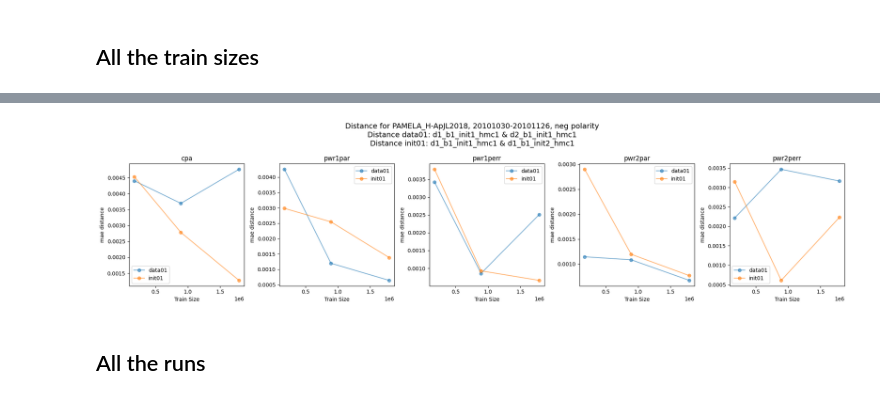
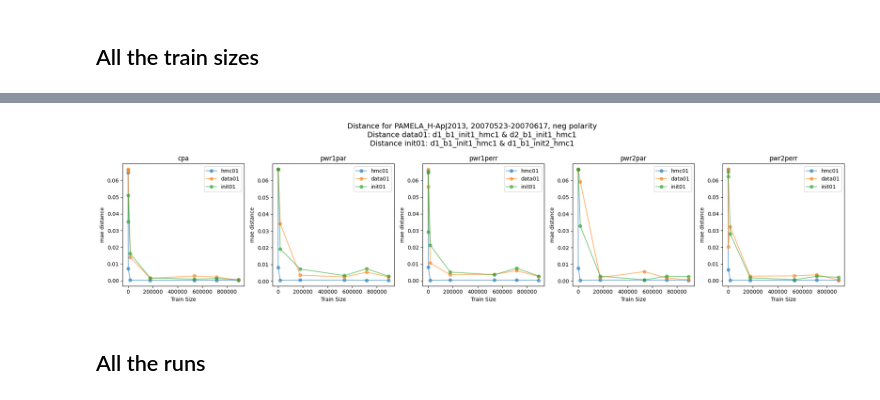
Before and after one commit to hawaii-ai/GalacticCosmicRays, a Jupyter notebook: notebooks/plot/plot_hmc_train_size_individual_runs.ipynb, the cells around one changed output, grey strips where cells are left out. Cells and saved outputs as stored; diff of their text form; code cells hidden in the pictures.

```diff
--- a/notebooks/plot/plot_hmc_train_size_individual_runs.ipynb
+++ b/notebooks/plot/plot_hmc_train_size_individual_runs.ipynb
@@ -113,27 +113,22 @@ data_version=['d1', 'd2'] # 'd1', 'd2'
 bootstrap=['b0', 'b1'] # 'b0' or 'b1', false or true
 model_version=['init1', 'init2'] # 'init1' or 'init2'
 hmc_run = ['hmc1', 'hmc2'] # 'hmc1' or 'hmc2'
-regularizer = '1e-5' # ['1e-1', '1e-2', '1e-3', '1e-4', '1e-5']
 
 # Parameters (change me!)
-idx = 24 # 24 corresponds to 20130221-20130319, the interval in the paper
-train_size_fraction = 1.0
-hmc_version='v30'
+idx = 31 # 24 corresponds to 20130221-20130319, the interval in the paper
+train_size_fraction = 0.9
+hmc_version='v32'
 data_bootstrap_model_hmc_identifier_0 = f"{data_version[0]}_{bootstrap[1]}_{model_version[0]}_{hmc_run[0]}"
 data_bootstrap_model_hmc_identifier_1 = f"{data_version[1]}_{bootstrap[1]}_{model_version[0]}_{hmc_run[0]}"
 data_bootstrap_model_hmc_identifier_2 = f"{data_version[0]}_{bootstrap[1]}_{model_version[1]}_{hmc_run[0]}"
-data_bootstrap_model_hmc_identifier_3 = f"{data_version[0]}_{bootstrap[1]}_{model_version[0]}_{hmc_run[1]}"
+# data_bootstrap_model_hmc_identifier_3 = f"{data_version[0]}_{bootstrap[1]}_{model_version[0]}_{hmc_run[1]}"
 
-# # Load relevant HMC results
-print(f"Comparing {data_bootstrap_model_hmc_identifier_0}, {data_bootstrap_model_hmc_identifier_1}, {data_bootstrap_model_hmc_identifier_2}, and {data_bootstrap_model_hmc_identifier_3} for train size fraction {train_size_fraction} and regularizer {regularizer}.")
-# results_dir_hmc_0 = f"../../../results/{hmc_version}/{data_bootstrap_model_hmc_identifier_0}_{regularizer}_{train_size_fraction}/"
-# results_dir_hmc_1 = f"../../../results/{hmc_version}/{data_bootstrap_model_hmc_identifier_1}_{regularizer}_{train_size_fraction}/"
-# results_dir_hmc_2 = f"../../../results/{hmc_version}/{data_bootstrap_model_hmc_identifier_2}_{regularizer}_{train_size_fraction}/"
-# results_dir_hmc_3 = f"../../../results/{hmc_version}/{data_bootstrap_model_hmc_identifier_3}_{regularizer}_{train_size_fraction}/"
-results_dir_hmc_0 = f"../../../results/{hmc_version}/{data_bootstrap_model_hmc_identifier_0}_{train_size_fraction}_{regularizer}/"
-results_dir_hmc_1 = f"../../../results/{hmc_version}/{data_bootstrap_model_hmc_identifier_1}_{train_size_fraction}_{regularizer}/"
-results_dir_hmc_2 = f"../../../results/{hmc_version}/{data_bootstrap_model_hmc_identifier_2}_{train_size_fraction}_{regularizer}/"
-# results_dir_hmc_2 = f"../../../results/{hmc_version}/{data_bootstrap_model_hmc_identifier_3}_{train_size_fraction}_{regularizer}/"
+# Load relevant HMC results
+# print(f"Comparing {data_bootstrap_model_hmc_identifier_0}, {data_bootstrap_model_hmc_identifier_1}, {data_bootstrap_model_hmc_identifier_2}, and {data_bootstrap_model_hmc_identifier_3} for train size fraction {train_size_fraction}.")
+results_dir_hmc_0 = f"../../../results/{hmc_version}/{data_bootstrap_model_hmc_identifier_0}_{train_size_fraction}/"
+results_dir_hmc_1 = f"../../../results/{hmc_version}/{data_bootstrap_model_hmc_identifier_1}_{train_size_fraction}/"
+results_dir_hmc_2 = f"../../../results/{hmc_version}/{data_bootstrap_model_hmc_identifier_2}_{train_size_fraction}/"
+# results_dir_hmc_3 = f"../../../results/{hmc_version}/{data_bootstrap_model_hmc_identifier_3}_{train_size_fraction}/"
 
 # Get interval corresponding to one in paper
 df = index_mcmc_runs(file_version='2023')
@@ -305,26 +306,26 @@ for i, train_size_fraction in enumerate(train_fractions):
 # %%
 # Let's make a 1 x 5 grid of subplots, where each plot is the distance metric for each parameter over all the train sizes
 plt.figure(figsize=(20, 5))
 # plt.suptitle(f"Distance for {exp_name}, {interval}, {polarity} polarity\nDistance hmc01: {data_bootstrap_model_hmc_identifier_0} & {data_bootstrap_model_hmc_identifier_3}\nDistance data01: {data_bootstrap_model_hmc_identifier_0} & {data_bootstrap_model_hmc_identifier_1}\nDistance init01: {data_bootstrap_model_hmc_identifier_0} & {data_bootstrap_model_hmc_identifier_2}", fontsize=14)
 plt.suptitle(f"Distance for {exp_name}, {interval}, {polarity} polarity\nDistance data01: {data_bootstrap_model_hmc_identifier_0} & {data_bootstrap_model_hmc_identifier_1}\nDistance init01: {data_bootstrap_model_hmc_identifier_0} & {data_bootstrap_model_hmc_identifier_2}", fontsize=14)
-data_train_fractions = np.array(train_fractions[:-1] + [1.0]) * 1_788_892 # Scale to the number of data points in the full dataset
+data_train_fractions = np.array(existing_train_fractions) * 1_788_892 # Scale to the number of data points in the full dataset
 
 # Plot the KL divergences
 for i, param in enumerate(parameter_names):
     plt.subplot(1, 5, i+1)
-    # plt.plot(data_train_fractions, distances_03[param], marker='o', alpha=0.6, label='hmc01')
+    plt.plot(data_train_fractions, distances_03[param], marker='o', alpha=0.6, label='hmc01')
     plt.plot(data_train_fractions, distances_01[param], marker='o', alpha=0.6, label='data01')
     plt.plot(data_train_fractions, distances_02[param], marker='o', alpha=0.6, label='init01')
     plt.title(param)
     plt.xlabel('Train Size')
     plt.ylabel(f'{metric} distance')
     plt.legend()
 
 plt.tight_layout()
 plt.savefig(f'../../../results/{hmc_version}/plots/{data_bootstrap_model_hmc_identifier_0}_vs_all_{idx}_{metric}_distance.png', dpi=300)
 plt.show()
 # %% [output]
-[figure, old version]
+[figure, new version]
 # %% [markdown]
 ## All the runs
 # %%
```
Also changed, not shown: parts of 5 cells of this notebook, 11 other files.
